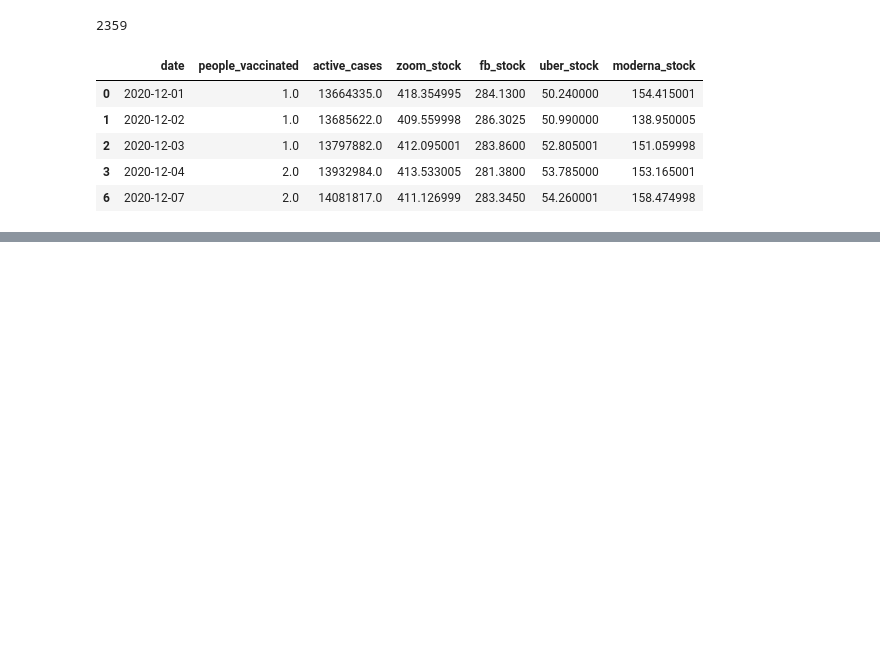
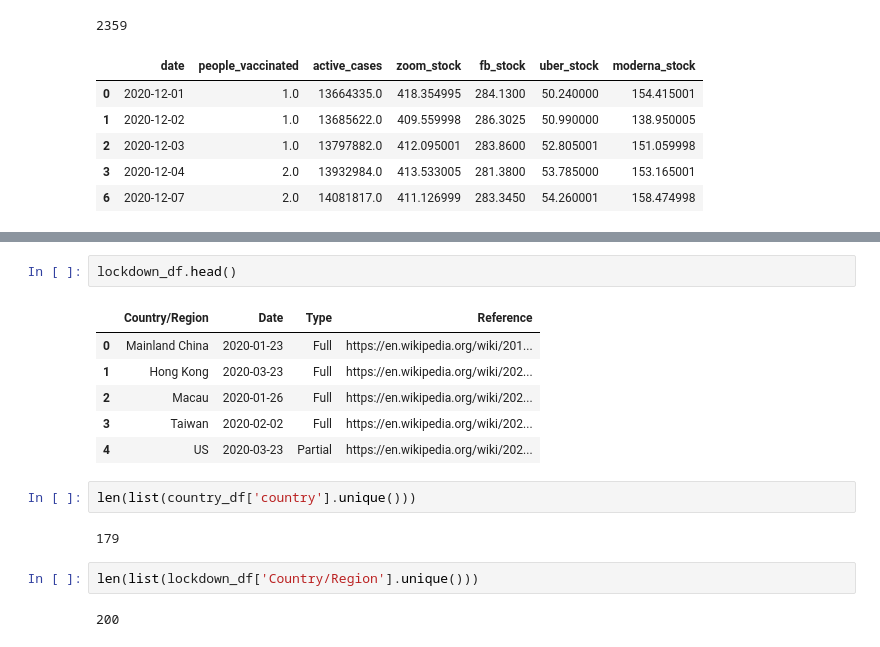
Before and after one commit to SundarAnand/Steamlit_IDS, a Jupyter notebook: data_cleaning.ipynb, the cells around one changed output, grey strips where cells are left out. Saved outputs shown, nothing was run; the diff lists cells and outputs as text; blank space fills up the shorter version.

```diff
--- a/data_cleaning.ipynb
+++ b/data_cleaning.ipynb
@@ -412,0 +430,17 @@ global_df.head()
+# %%
+lockdown_df.head()
+# %% [output]
+|  | Country/Region | Date | Type | Reference |
+| 0 | Mainland China | 2020-01-23 | Full | https://en.wikipedia.org/wiki/201... |
+| 1 | Hong Kong | 2020-03-23 | Full | https://en.wikipedia.org/wiki/202... |
+| 2 | Macau | 2020-01-26 | Full | https://en.wikipedia.org/wiki/202... |
+| 3 | Taiwan | 2020-02-02 | Full | https://en.wikipedia.org/wiki/202... |
+| 4 | US | 2020-03-23 | Partial | https://en.wikipedia.org/wiki/202... |
+# %%
+len(list(country_df['country'].unique()))
+# %% [output]
+179
+# %%
+len(list(lockdown_df['Country/Region'].unique()))
+# %% [output]
+200
```
Also changed, not shown: parts of 13 cells of this notebook, 2 other files.
